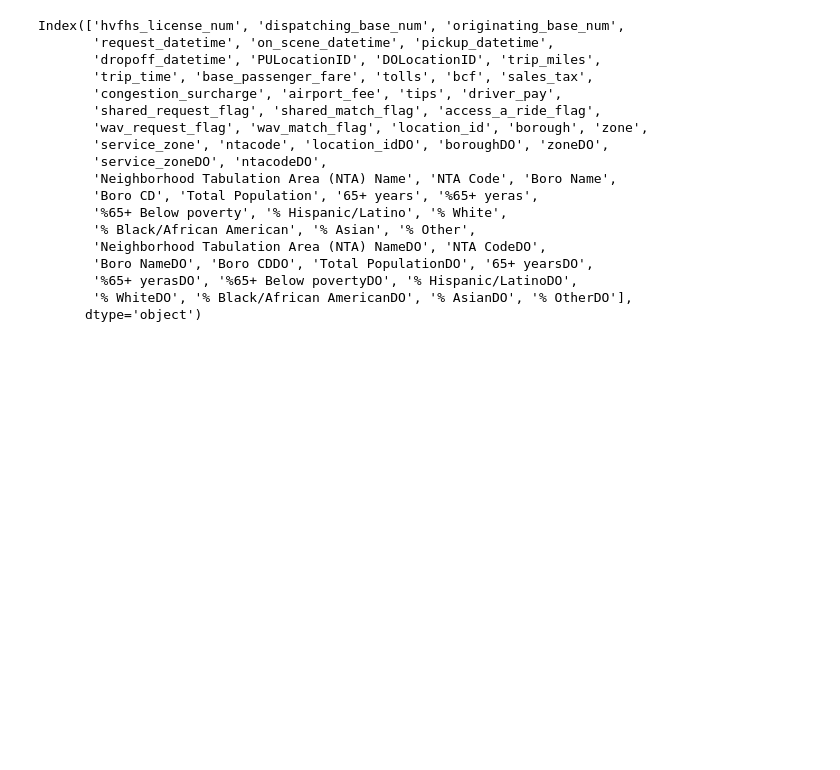
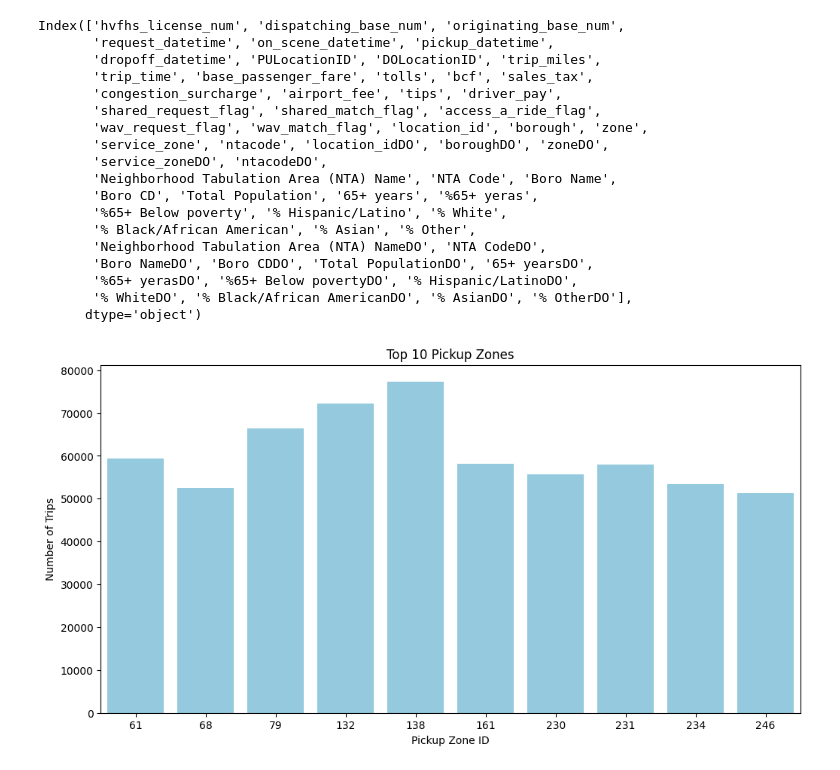
Before and after one commit to gracejiang0929/Bias-Detection-and-Mitigation-in-Ride-Hailing, a Jupyter notebook: tlc_tester.ipynb, the cells around one changed output. Saved outputs shown, nothing was run; the diff lists cells and outputs as text; code cells hidden in the pictures; blank space fills up the shorter version.

```diff
--- a/tlc_tester.ipynb
+++ b/tlc_tester.ipynb
@@ -335,3 +341,18 @@ mrgd = mrgd.rename(columns={'hvfhs_license_num': 'Ride-Hailing Service Number',\
                             'access_a_ride_flag': 'Administered by MTA',\
                             'wav_request_flag': 'Passenger Requested WAV',\
                             'wav_match_flag': 'Passenger Rode in WAV'})
+# %%
+import matplotlib.pyplot as plt
+
+top_pickup_zones = tlc['PULocationID'].value_counts().head(10)
+top_dropoff_zones = tlc['DOLocationID'].value_counts().head(10)
+
+
+plt.figure(figsize=(12, 6))
+sns.barplot(x=top_pickup_zones.index, y=top_pickup_zones.values, color='skyblue')
+plt.title('Top 10 Pickup Zones')
+plt.xlabel('Pickup Zone ID')
+plt.ylabel('Number of Trips')
+plt.show()
+# %% [output]
+[figure, added]
```
Also changed, not shown: parts of 13 cells of this notebook.
